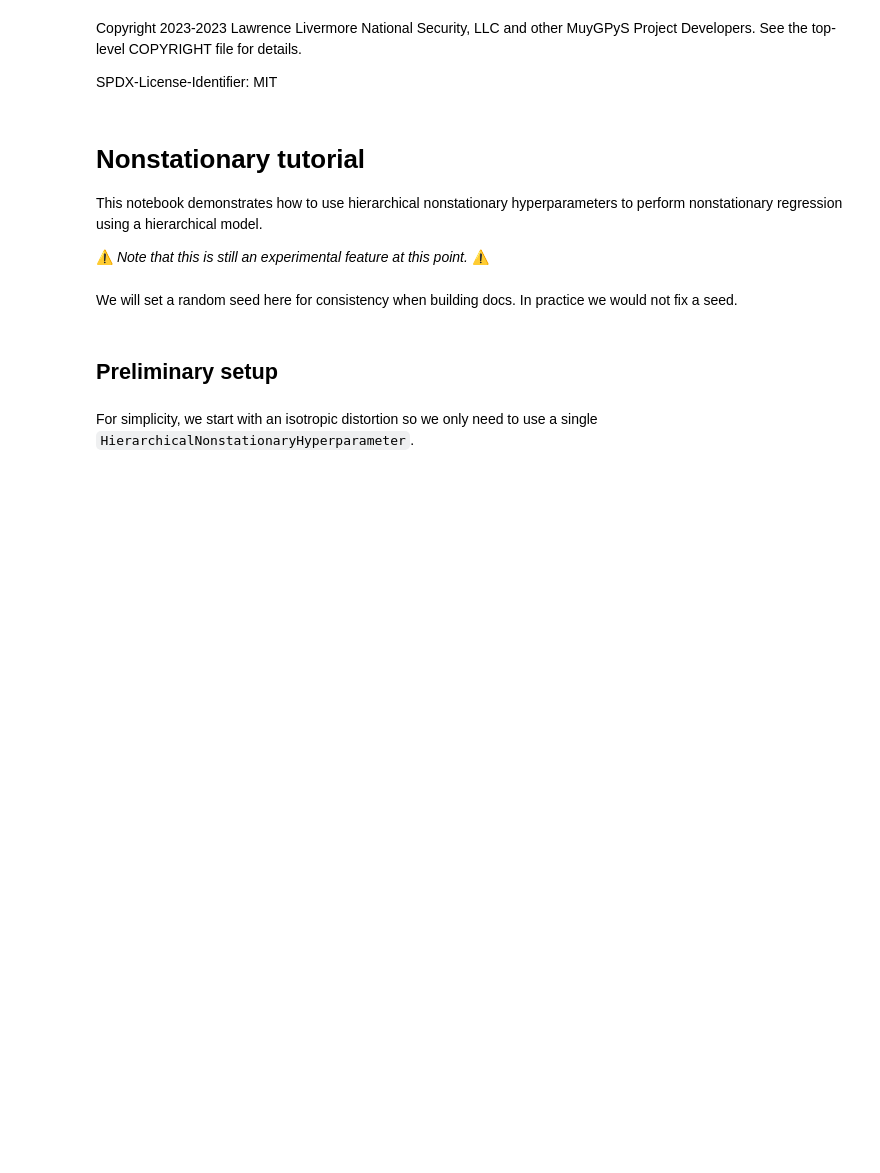
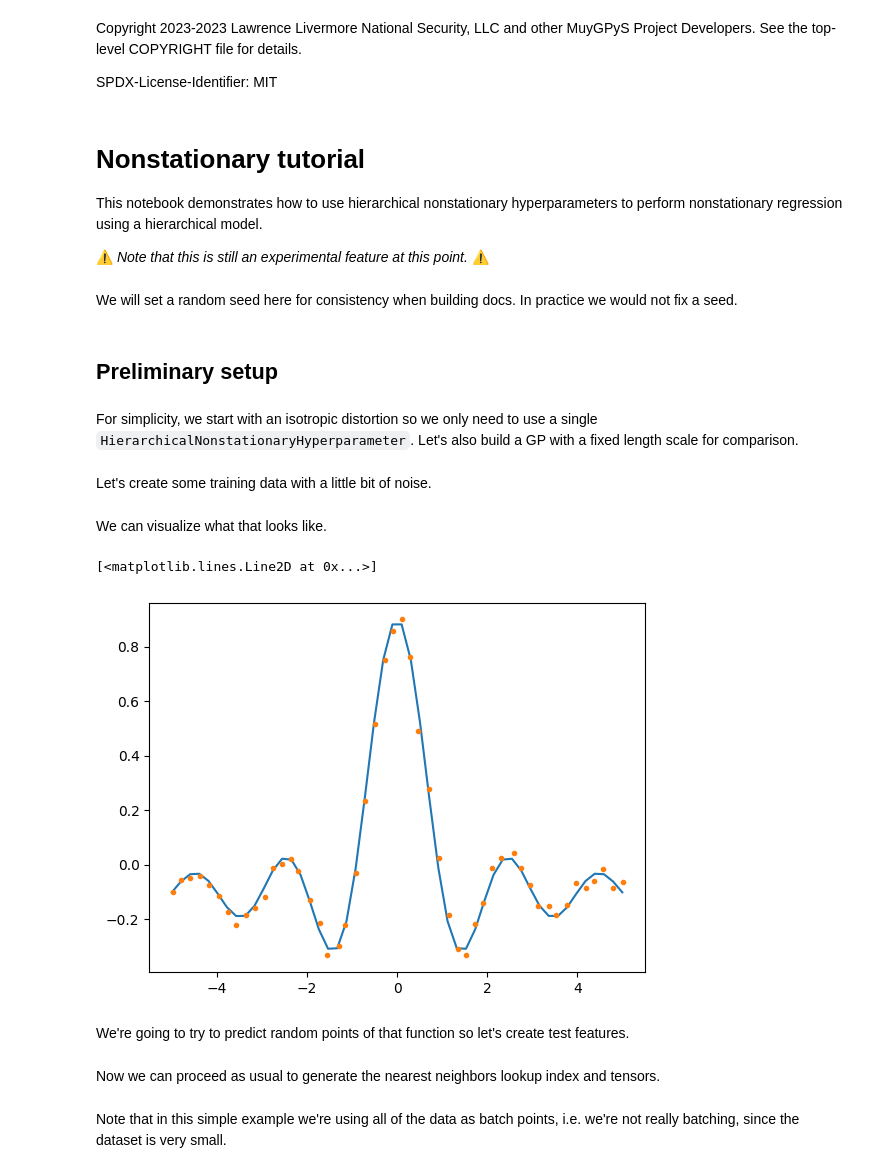
Before and after one commit to LLNL/MuyGPyS, a Jupyter notebook: docs/examples/nonstationary_tutorial.ipynb, the cells around one changed output. Saved outputs shown, nothing was run; the diff lists cells and outputs as text; code cells hidden in the pictures; blank space fills up the shorter version.

```diff
--- a/docs/examples/nonstationary_tutorial.ipynb
+++ b/docs/examples/nonstationary_tutorial.ipynb
@@ -19,6 +18,6 @@ np.random.seed(0)
 # %% [markdown]
 ## Preliminary setup
 # %% [markdown]
-For simplicity, we start with an isotropic distortion so we only need to use a single `HierarchicalNonstationaryHyperparameter`.
+For simplicity, we start with an isotropic distortion so we only need to use a single `HierarchicalNonstationaryHyperparameter`. Let's also build a GP with a fixed length scale for comparison.
 # %%
 from MuyGPyS.gp import MuyGPS
@@ -44,3 +53,22 @@ gp = MuyGPS(
         ),
     ),
 )
+# %% [markdown]
+Let's create some training data with a little bit of noise.
+# %%
+x = np.linspace(-5, 5, num=50)
+y = np.sinc(x) - np.mean(np.sinc(x))
+train_features = np.reshape(x + np.random.normal(scale=0.02, size=50), (-1, 1))
+train_responses = np.reshape(y + np.random.normal(scale=0.02, size=50), (-1, 1))
+# %% [markdown]
+We can visualize what that looks like.
+# %%
+import matplotlib.pyplot as plt
+
+plt.plot(x, y)
+plt.plot(train_features, train_responses, '.')
+# %% [output]
+[<matplotlib.lines.Line2D at 0x...>]
+[figure, added]
+# %% [markdown]
+We're going to try to predict random points of that function so let's create test features.
@@ -46,0 +79,2 @@ gp = MuyGPS(
+# %% [markdown]
+Now we can proceed as usual to generate the nearest neighbors lookup index and tensors.
@@ -46,0 +86,2 @@ gp = MuyGPS(
+# %% [markdown]
+Note that in this simple example we're using all of the data as batch points, i.e. we're not really batching, since the dataset is very small.
```
Also changed, not shown: parts of 15 cells of this notebook.
